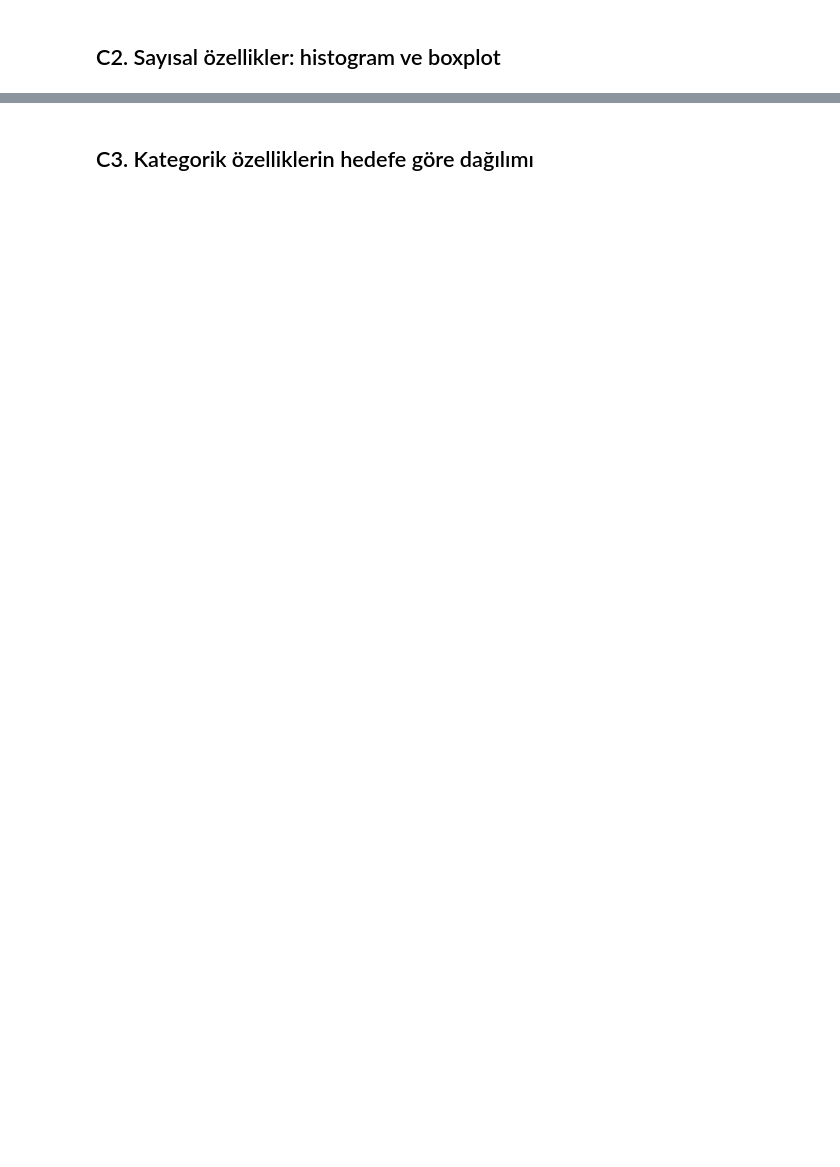
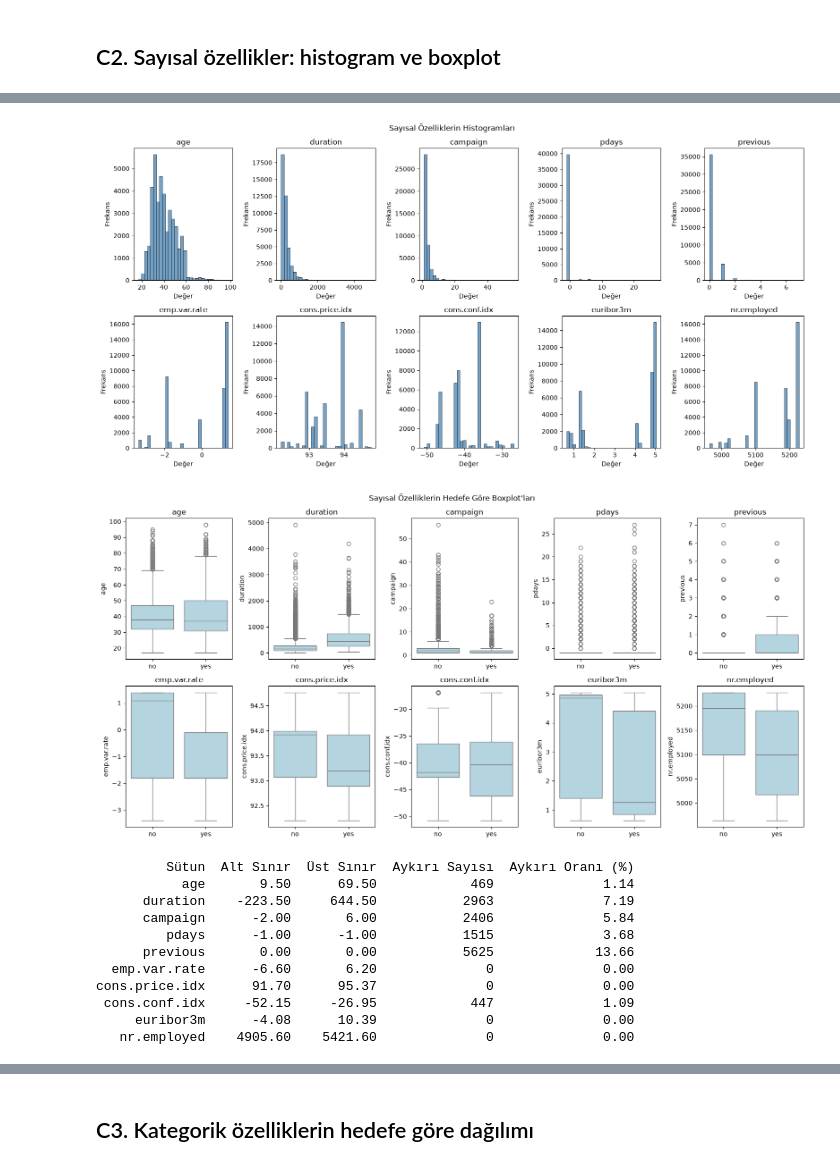
Before and after one commit to zeyneppbaran/ml-proje, a Jupyter notebook: notebooks/02_kesif_analizi.ipynb, the cells around one changed output, grey strips where cells are left out. Saved outputs shown, nothing was run; the diff lists cells and outputs as text; code cells hidden in the pictures; blank space fills up the shorter version.

```diff
--- a/notebooks/02_kesif_analizi.ipynb
+++ b/notebooks/02_kesif_analizi.ipynb
@@ -38,0 +83,62 @@ df.head()
+# %%
+# 1. İncelenecek sayısal sütunlar
+# (duration modelden çıkarıldı ama dağılımını görmek için burada gösteriyoruz)
+sayisal_sutunlar = ['age', 'duration', 'campaign', 'pdays', 'previous',
+                    'emp.var.rate', 'cons.price.idx', 'cons.conf.idx',
+                    'euribor3m', 'nr.employed']
+
+# 2. Histogramlar
+plt.figure(figsize=(16, 8))
+for i, sutun in enumerate(sayisal_sutunlar):
+    plt.subplot(2, 5, i + 1)
+    sns.histplot(df[sutun], bins=30, color='steelblue')
+    plt.title(sutun)
+    plt.xlabel("Değer")
+    plt.ylabel("Frekans")
+plt.suptitle("Sayısal Özelliklerin Histogramları")
+plt.tight_layout()
+plt.savefig("figures/c2_histogramlar.png", dpi=150, bbox_inches='tight')
+plt.show()
+
+# 3. Hedefe göre boxplot'lar (no ve yes müşterileri yan yana)
+plt.figure(figsize=(16, 8))
+for i, sutun in enumerate(sayisal_sutunlar):
+    plt.subplot(2, 5, i + 1)
+    sns.boxplot(x='y', y=sutun, data=df, color='lightblue')
+    plt.title(sutun)
+    plt.xticks([0, 1], ['no', 'yes'])
+    plt.xlabel("")
+plt.suptitle("Sayısal Özelliklerin Hedefe Göre Boxplot'ları")
+plt.tight_layout()
+plt.savefig("figures/c2_boxplotlar.png", dpi=150, bbox_inches='tight')
+plt.show()
+
+# 4. IQR yöntemiyle aykırı değer sayısı
+aykiri_sonuclar = []
+for sutun in sayisal_sutunlar:
+    Q1 = df[sutun].quantile(0.25)
+    Q3 = df[sutun].quantile(0.75)
+    IQR = Q3 - Q1
+    alt_sinir = Q1 - 1.5 * IQR
+    ust_sinir = Q3 + 1.5 * IQR
+    aykiri_sayisi = ((df[sutun] < alt_sinir) | (df[sutun] > ust_sinir)).sum()
+    aykiri_sonuclar.append([sutun, alt_sinir, ust_sinir, aykiri_sayisi,
+                            aykiri_sayisi / len(df) * 100])
+
+aykiri_df = pd.DataFrame(aykiri_sonuclar, columns=['Sütun', 'Alt Sınır', 'Üst Sınır',
+                                                   'Aykırı Sayısı', 'Aykırı Oranı (%)'])
+print(aykiri_df.round(2).to_string(index=False))
+# %% [output]
+[figure, added]
+[figure, added]
+         Sütun  Alt Sınır  Üst Sınır  Aykırı Sayısı  Aykırı Oranı (%)
+           age       9.50      69.50            469              1.14
+      duration    -223.50     644.50           2963              7.19
+      campaign      -2.00       6.00           2406              5.84
+         pdays      -1.00      -1.00           1515              3.68
+      previous       0.00       0.00           5625             13.66
+  emp.var.rate      -6.60       6.20              0              0.00
+cons.price.idx      91.70      95.37              0              0.00
+ cons.conf.idx     -52.15     -26.95            447              1.09
+     euribor3m      -4.08      10.39              0              0.00
+   nr.employed    4905.60    5421.60              0              0.00
```
Also changed, not shown: parts of 22 cells of this notebook, 14 other files.
